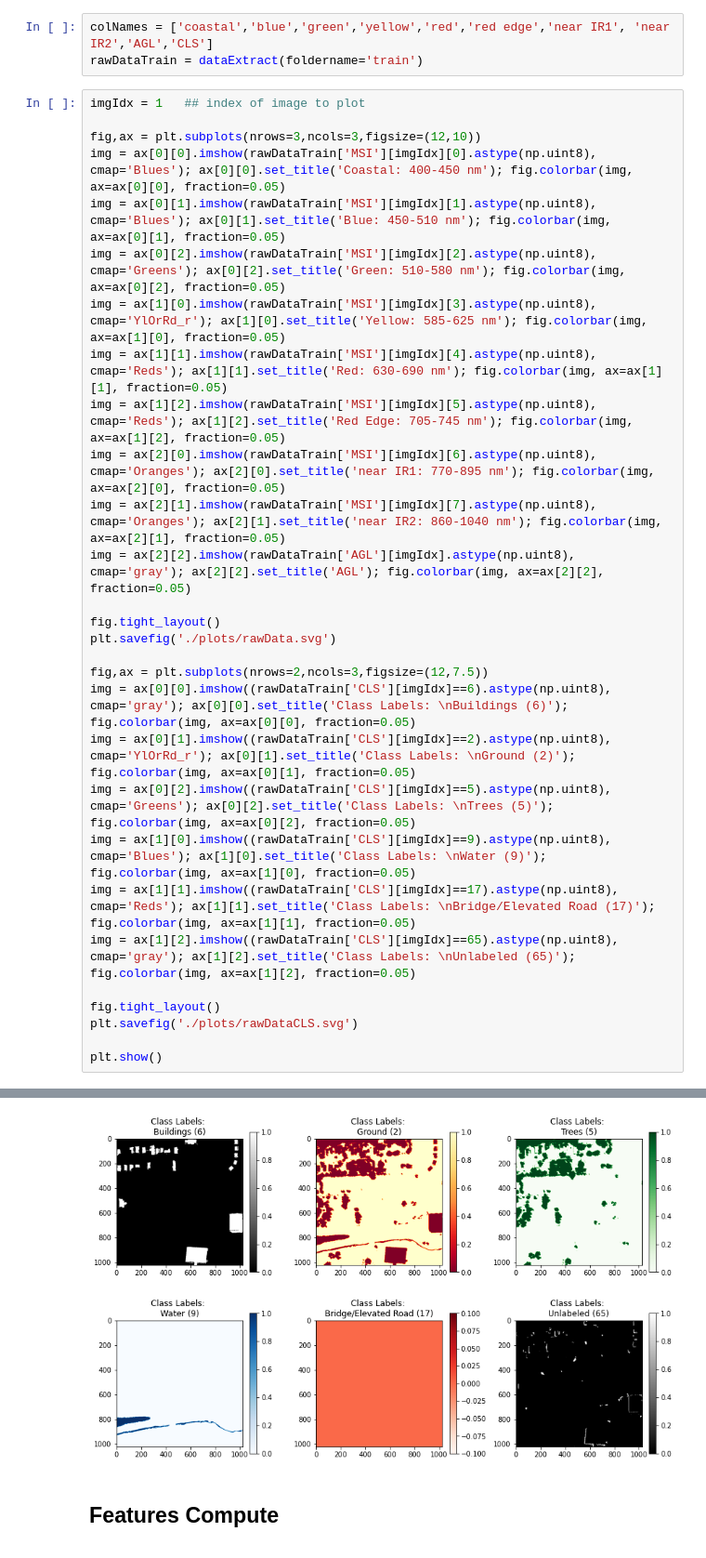
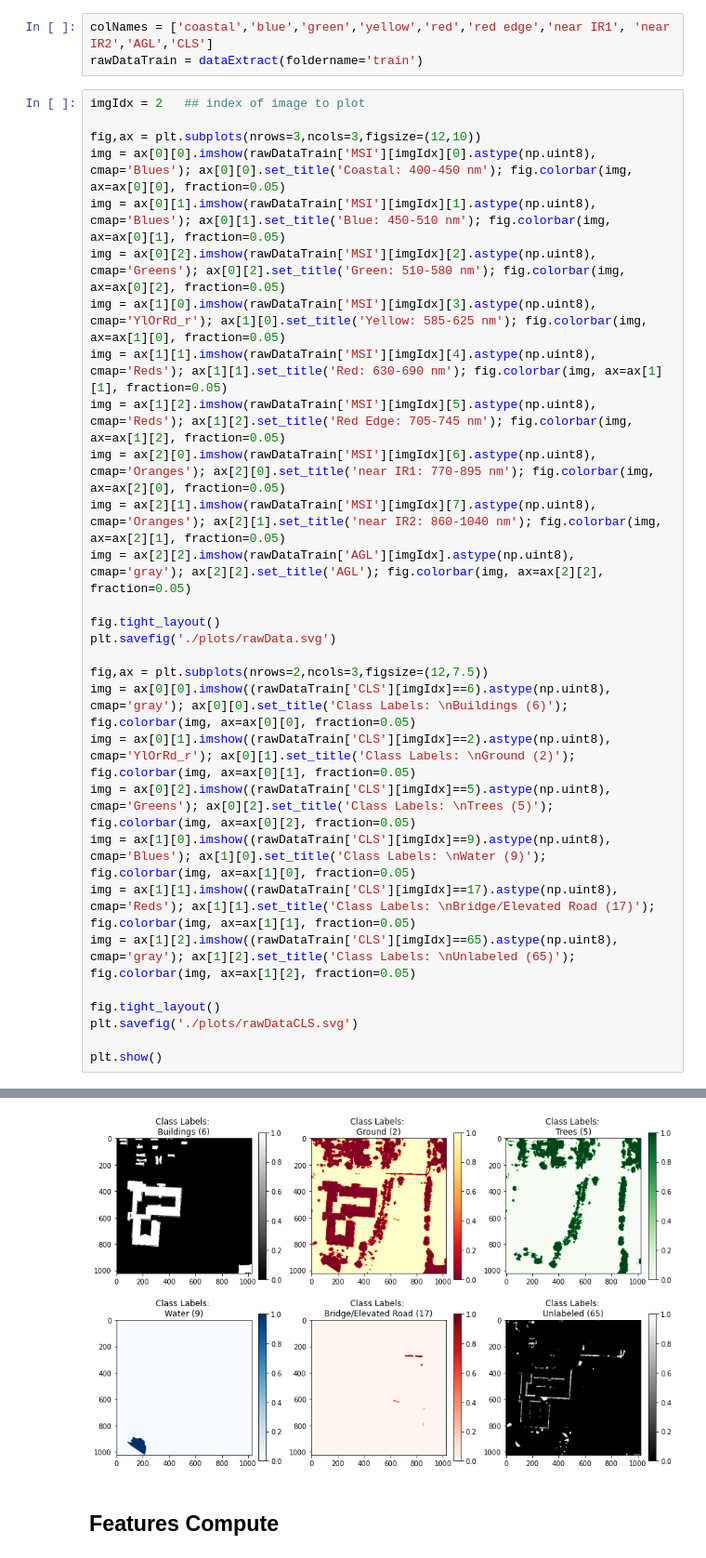
Before and after one commit to YuvrajSinghAutomotive/remoteSensingObjectDetection, a Jupyter notebook: testOldClassifiers.ipynb, the cells around one changed output, grey strips where cells are left out. Shown at 93% size. Cells and saved outputs as stored; diff of their text form.

```diff
--- a/testOldClassifiers.ipynb
+++ b/testOldClassifiers.ipynb
@@ -32,7 +32,7 @@ warnings.filterwarnings("ignore")
 colNames = ['coastal','blue','green','yellow','red','red edge','near IR1', 'near IR2','AGL','CLS']
 rawDataTrain = dataExtract(foldername='train')
 # %%
-imgIdx = 1   ## index of image to plot
+imgIdx = 2   ## index of image to plot
 
 fig,ax = plt.subplots(nrows=3,ncols=3,figsize=(12,10))
 img = ax[0][0].imshow(rawDataTrain['MSI'][imgIdx][0].astype(np.uint8), cmap='Blues'); ax[0][0].set_title('Coastal: 400-450 nm'); fig.colorbar(img, ax=ax[0][0], fraction=0.05)
@@ -65,4 +65,4 @@ plt.show()
-[figure, old version]
+[figure, new version]
 # %% [markdown]
 ## Features Compute
 # %%
```
Also changed, not shown: parts of 1 cell of this notebook, 3 other files.
